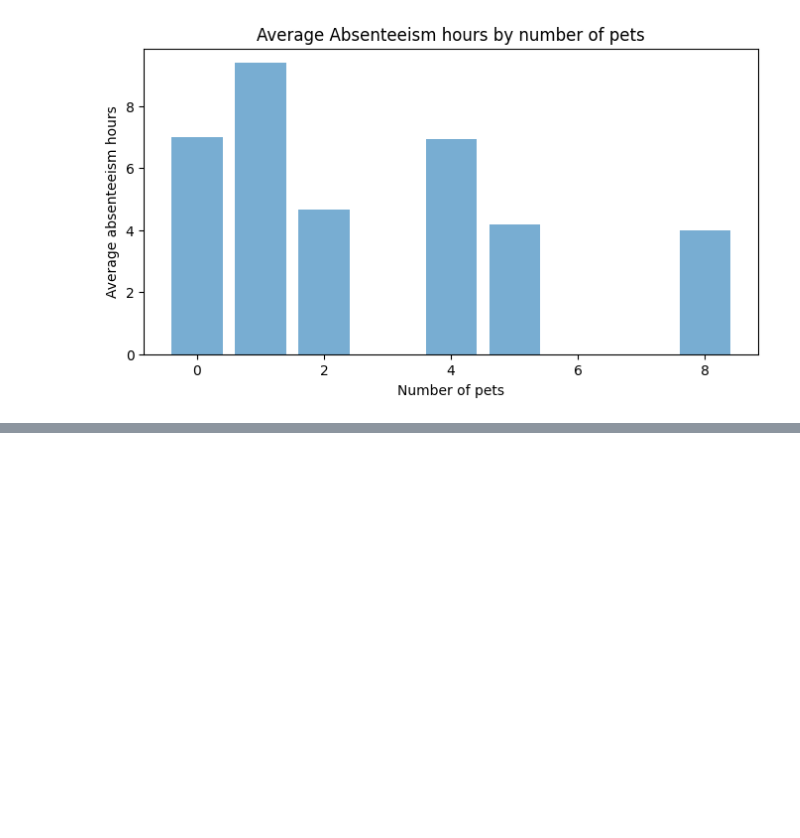
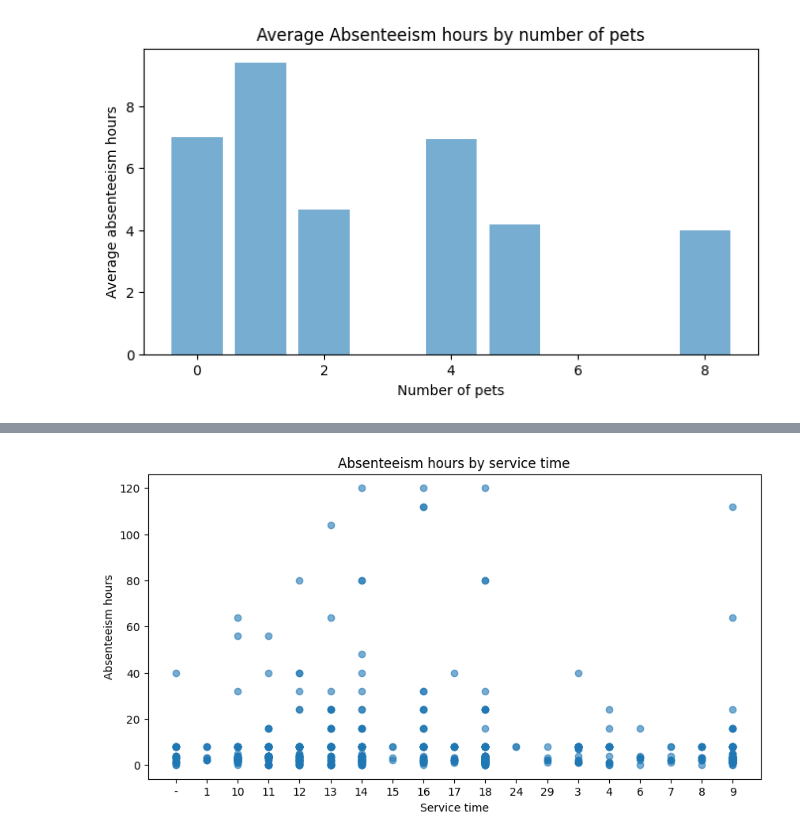
Before and after one commit to Tyler-Johnston/Absentee-Analysis, a Jupyter notebook: Group10_DMI_2526.ipynb, the cells around one changed output, grey strips where cells are left out. Saved outputs shown, nothing was run; the diff lists cells and outputs as text; code cells hidden in the pictures; blank space fills up the shorter version.

```diff
--- a/Group10_DMI_2526.ipynb
+++ b/Group10_DMI_2526.ipynb
@@ -142,0 +204,12 @@ plt.show()
+# %%
+#sort the service time
+df_sorted = df.sort_values('Service time')
+
+plt.figure(figsize=(10,5))
+plt.scatter(df_sorted['Service time'], df_sorted['Absenteeism time in hours'], alpha=0.6)
+plt.title('Absenteeism hours by service time')
+plt.xlabel('Service time')
+plt.ylabel('Absenteeism hours')
+plt.show()
+# %% [output]
+[figure, added]
```
Also changed, not shown: parts of 4 cells of this notebook.
